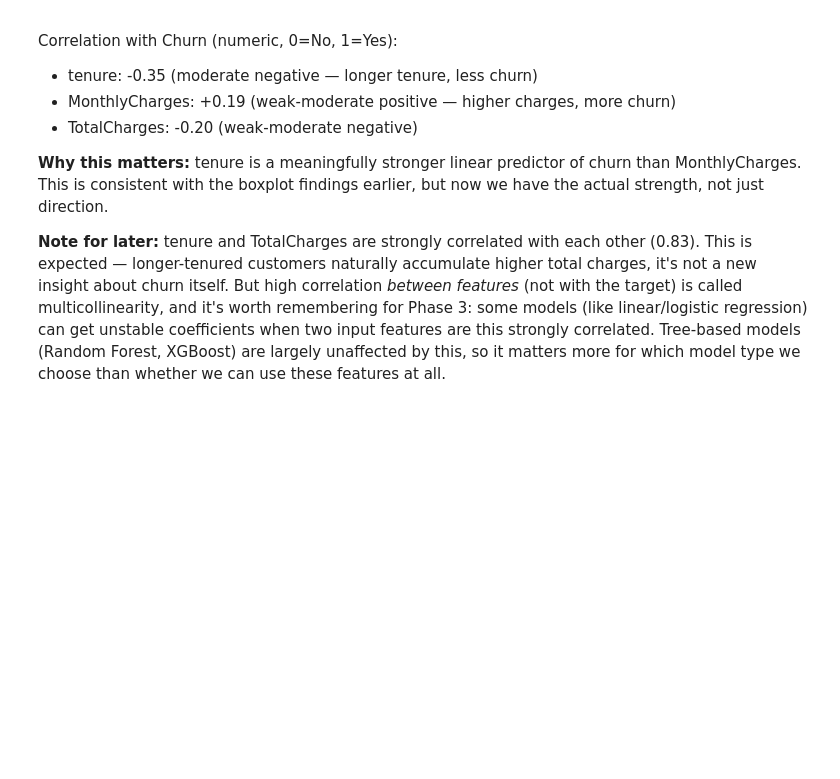
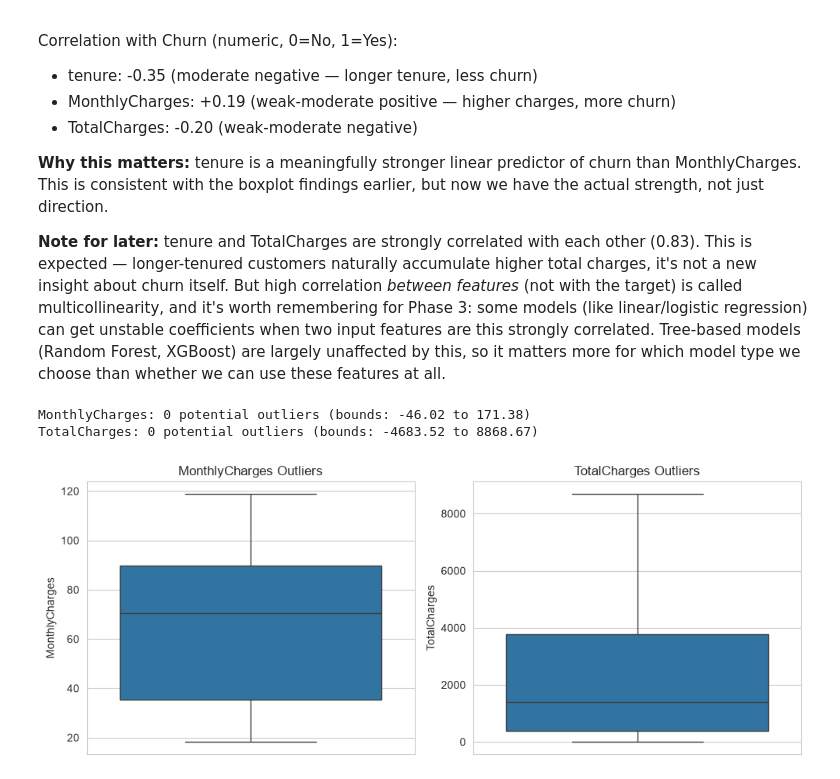
Before and after one commit to Glen-Rodrigues/customer-churn-mlops, a Jupyter notebook: notebooks/eda.ipynb, the cells around one changed output. Saved outputs shown, nothing was run; the diff lists cells and outputs as text; code cells hidden in the pictures; blank space fills up the shorter version.

```diff
--- a/notebooks/eda.ipynb
+++ b/notebooks/eda.ipynb
@@ -428,3 +454,28 @@ multicollinearity, and it's worth remembering for Phase 3: some models
 input features are this strongly correlated. Tree-based models (Random
 Forest, XGBoost) are largely unaffected by this, so it matters more for
 which model type we choose than whether we can use these features at all.
+# %%
+# IQR-based outlier check — a standard, simple method:
+# Anything below Q1 - 1.5*IQR or above Q3 + 1.5*IQR is flagged as a potential outlier
+for col in ['MonthlyCharges', 'TotalCharges']:
+    Q1 = df[col].quantile(0.25)
+    Q3 = df[col].quantile(0.75)
+    IQR = Q3 - Q1
+    lower_bound = Q1 - 1.5 * IQR
+    upper_bound = Q3 + 1.5 * IQR
+
+    outliers = df[(df[col] < lower_bound) | (df[col] > upper_bound)]
+    print(f"{col}: {len(outliers)} potential outliers (bounds: {lower_bound:.2f} to {upper_bound:.2f})")
+
+# Visual check with boxplots
+fig, axes = plt.subplots(1, 2, figsize=(10, 4))
+sns.boxplot(y=df['MonthlyCharges'], ax=axes[0])
+axes[0].set_title('MonthlyCharges Outliers')
+sns.boxplot(y=df['TotalCharges'], ax=axes[1])
+axes[1].set_title('TotalCharges Outliers')
+plt.tight_layout()
+plt.show()
+# %% [output]
+MonthlyCharges: 0 potential outliers (bounds: -46.02 to 171.38)
+TotalCharges: 0 potential outliers (bounds: -4683.52 to 8868.67)
+[figure, added]
```
Also changed, not shown: parts of 5 cells of this notebook.
